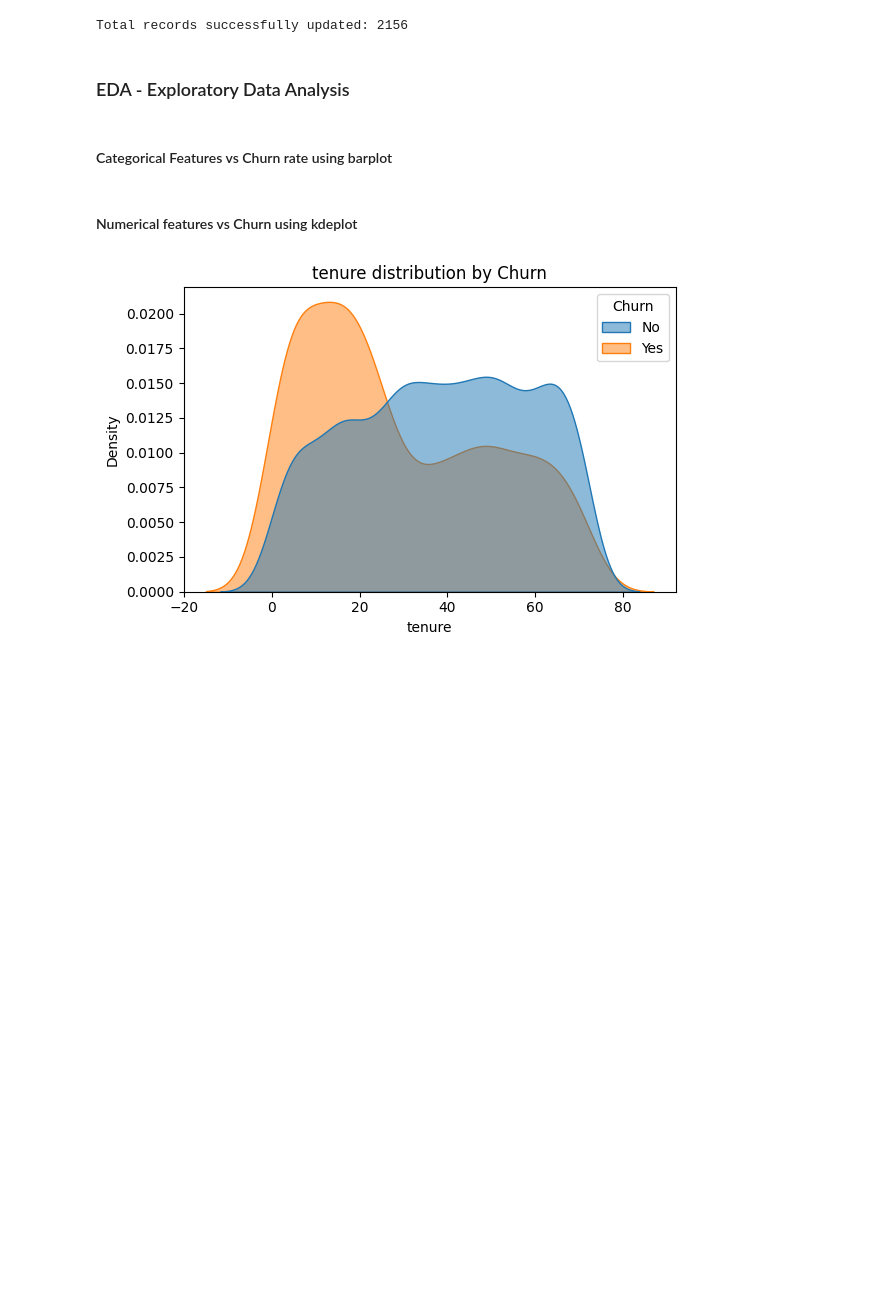
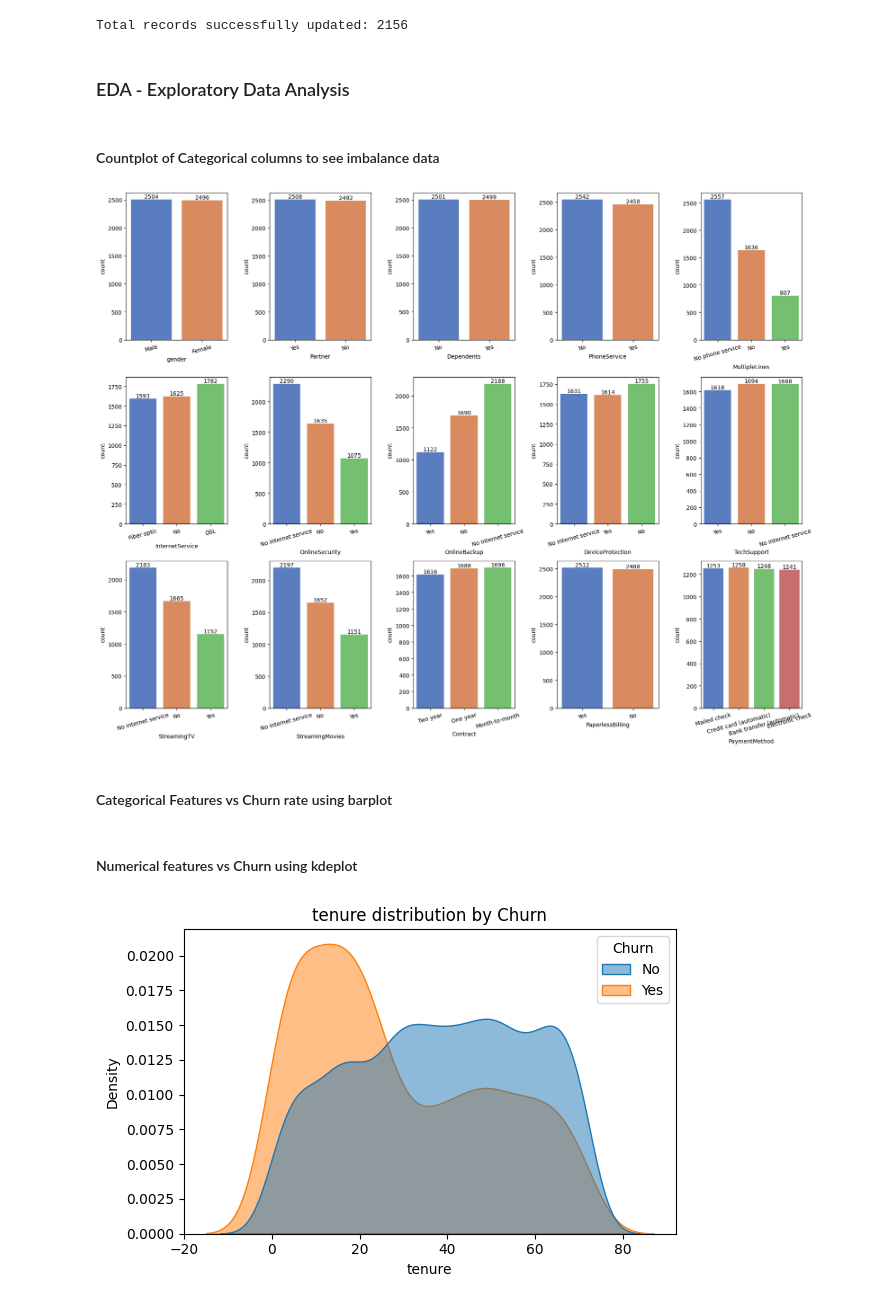
Before and after one commit to Roshani002/SSPL_Practical_Assessment, a Jupyter notebook: main.ipynb, the cells around one changed output. Saved outputs shown, nothing was run; the diff lists cells and outputs as text; code cells hidden in the pictures; blank space fills up the shorter version.

```diff
--- a/main.ipynb
+++ b/main.ipynb
@@ -247,11 +222,0 @@ using seaborn
-# %%
-fig, axes = plt.subplots(nrows=4, ncols=4, figsize=(18, 20))
-
-for ax, column in zip(axes.flatten(), categorical_cols):
-    sns_fig = sns.countplot(data=df1, ax=ax, x=column, hue=column)
-    sns_fig.tick_params(axis='x', rotation=15)
-    for container in sns_fig.containers:
-        sns_fig.bar_label(container)
-
-plt.tight_layout()
-plt.show()
@@ -345,8 +308,23 @@ print(f"Total records successfully updated: {updated_record_count}")
 Total records successfully updated: 2156
 # %% [markdown]
 ### EDA - Exploratory Data Analysis
-# %% [markdown]
-#### Categorical Features vs Churn rate using barplot
+# %% [markdown]
+#### Countplot of Categorical columns to see imbalance data
+# %%
+fig, axes = plt.subplots(nrows=3, ncols=5, figsize=(18, 14))
+
+for ax, column in zip(axes.flatten(), categorical_cols):
+    sns_fig = sns.countplot(data=df1, ax=ax, x=column, hue=column, palette='muted')
+    sns_fig.tick_params(axis='x', rotation=15)
+    for container in sns_fig.containers:
+        sns_fig.bar_label(container)
+
+plt.tight_layout()
+plt.show()
+# %% [output]
+[figure, added]
+# %% [markdown]
+#### Categorical Features vs Churn rate using barplot
 # %%
 # # Churn column to numeric for plotting (Yes → 1, No → 0)
 # df1['Churn_numeric'] = df1['Churn'].map({'Yes': 1, 'No': 0})
```
Also changed, not shown: parts of 29 cells of this notebook.
